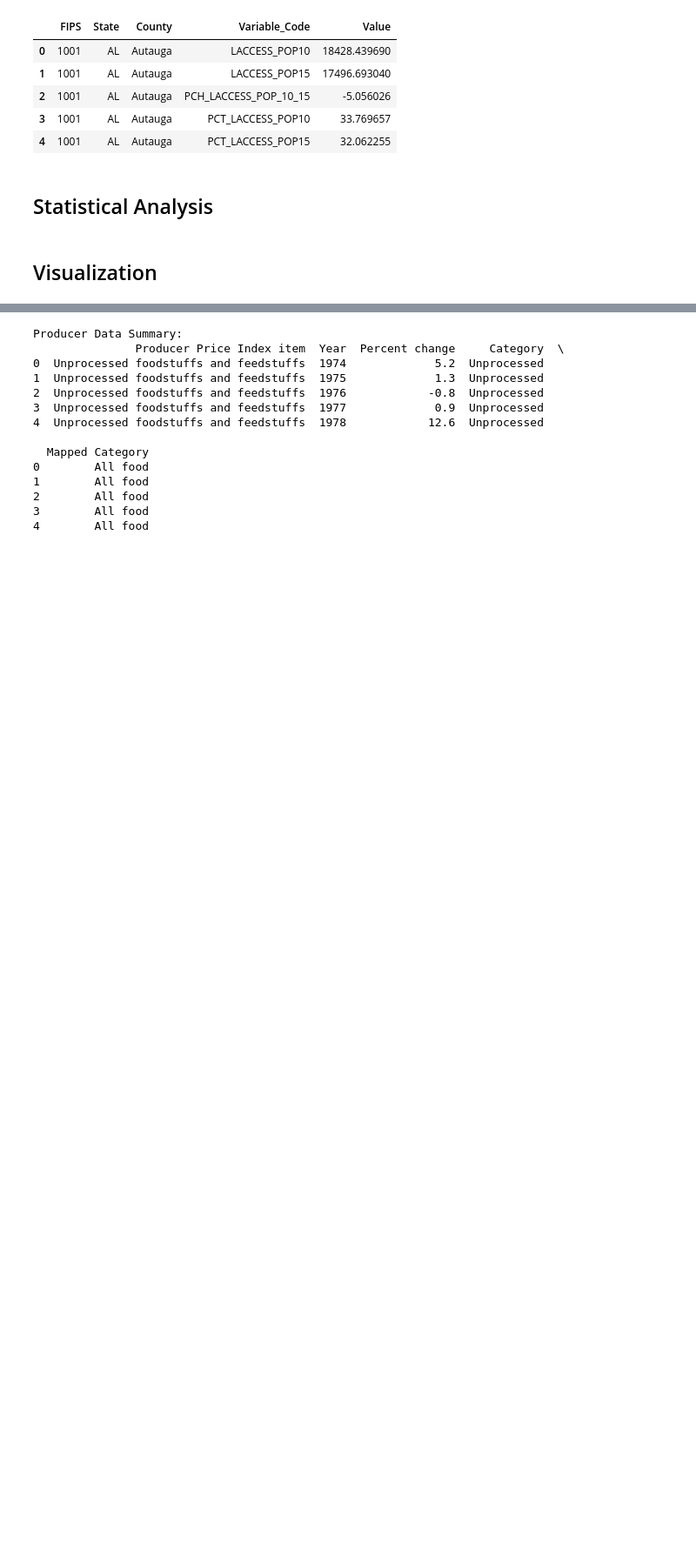
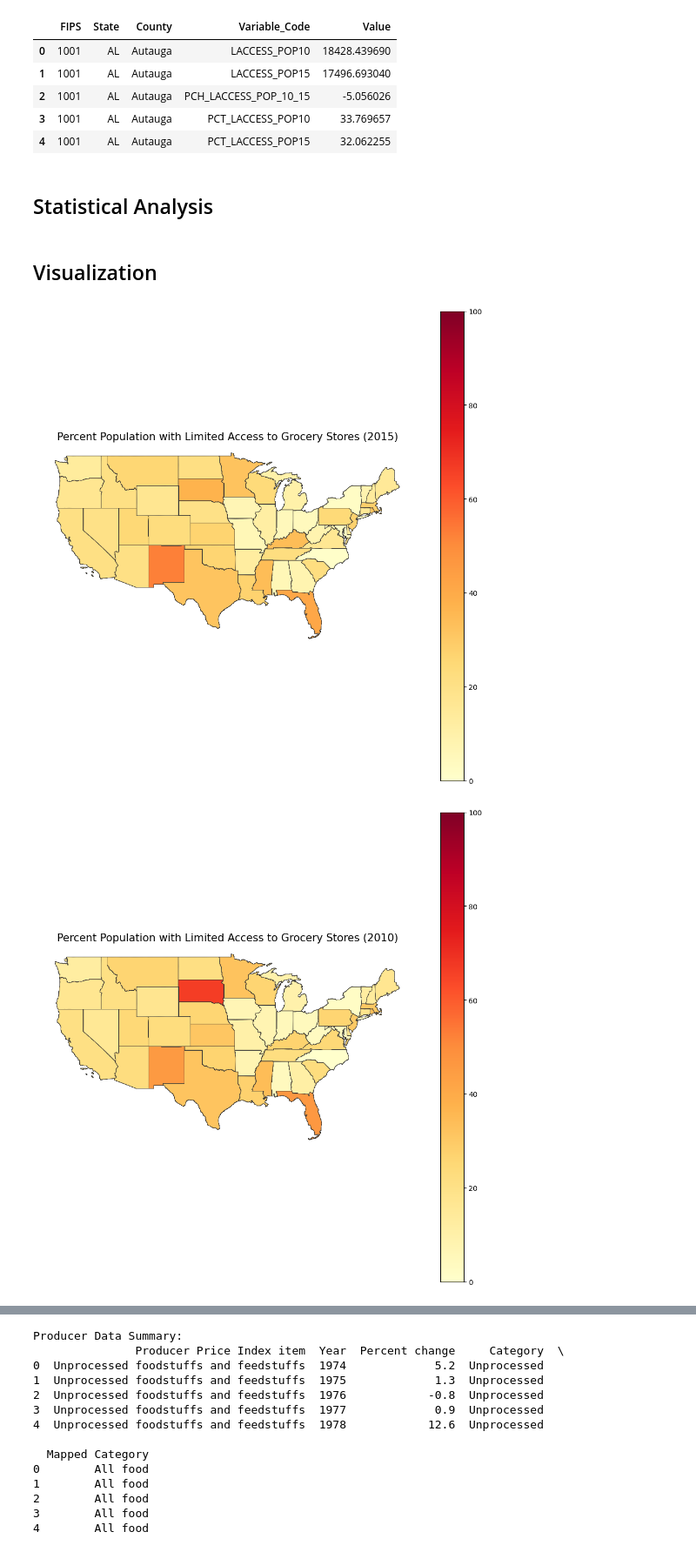
Before and after one commit to eva163x/food-insecurity-analysis, a Jupyter notebook: CS216_Project.ipynb, the cells around one changed output, grey strips where cells are left out. Shown at 87% size. Saved outputs shown, nothing was run; the diff lists cells and outputs as text; code cells hidden in the pictures; blank space fills up the shorter version.

Commit message:
added geog

```diff
--- a/CS216_Project.ipynb
+++ b/CS216_Project.ipynb
@@ -174,9 +180,42 @@ state_and_county.head()
 | 2 | 1001 | AL | Autauga | PCH_LACCESS_POP_10_15 | -5.056026 |
 | 3 | 1001 | AL | Autauga | PCT_LACCESS_POP10 | 33.769657 |
 | 4 | 1001 | AL | Autauga | PCT_LACCESS_POP15 | 32.062255 |
+# %%
+#merging with variable code for ease of understanding
+
+geog_food = state_and_county.merge(variable_list, on="Variable_Code", how="left")
 # %% [markdown]
 ## Statistical Analysis
 # %%
 ## hypothesis test
 # %% [markdown]
 ## Visualization
+# %%
+#chloropeth maps!!
+
+shapefile = gpd.read_file("cb_2018_us_state_20m/cb_2018_us_state_20m.shp")
+
+state_geog_food = shapefile.merge(geog_food, left_on="STUSPS", right_on="State")
+
+state_subset_2015 = state_geog_food[(state_geog_food["Variable_Code"] == "PCT_LACCESS_POP15") &
+                                (~state_geog_food["STUSPS"].isin(["AK", "HI", "PR"]))]
+
+#2015 LACCESS percent
+fig, ax = plt.subplots(1, figsize=(12, 12))
+ax.axis('off')
+ax.set_title('Percent Population with Limited Access to Grocery Stores (2015)',
+             fontdict={'fontsize': '15', 'fontweight' : '3'})
+fig = state_subset_2015.plot(column='Value', cmap='YlOrRd', linewidth=0.5, ax=ax, edgecolor='0.2',legend=True)
+
+#2010 LACCESS percent
+state_subset_2010 = state_geog_food[(state_geog_food["Variable_Code"] == "PCT_LACCESS_POP10") &
+                                (~state_geog_food["STUSPS"].isin(["AK", "HI", "PR"]))]
+
+fig, ax = plt.subplots(1, figsize=(12, 12))
+ax.axis('off')
+ax.set_title('Percent Population with Limited Access to Grocery Stores (2010)',
+             fontdict={'fontsize': '15', 'fontweight' : '3'})
+fig = state_subset_2010.plot(column='Value', cmap='YlOrRd', linewidth=0.5, ax=ax, edgecolor='0.2',legend=True)
+# %% [output]
+[figure, added]
+[figure, added]
```
Also changed, not shown: parts of 3 cells of this notebook, 9 other files.
